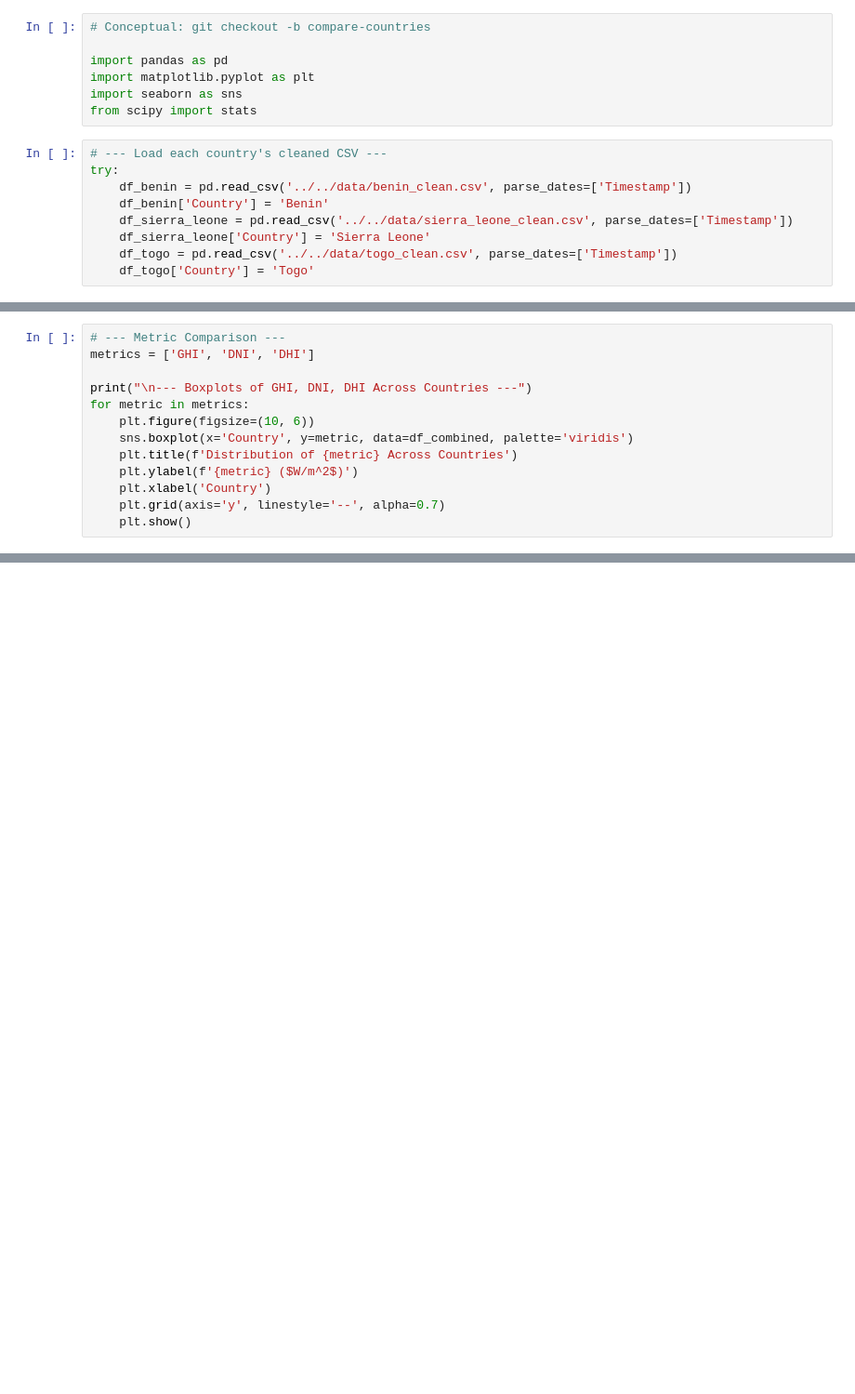
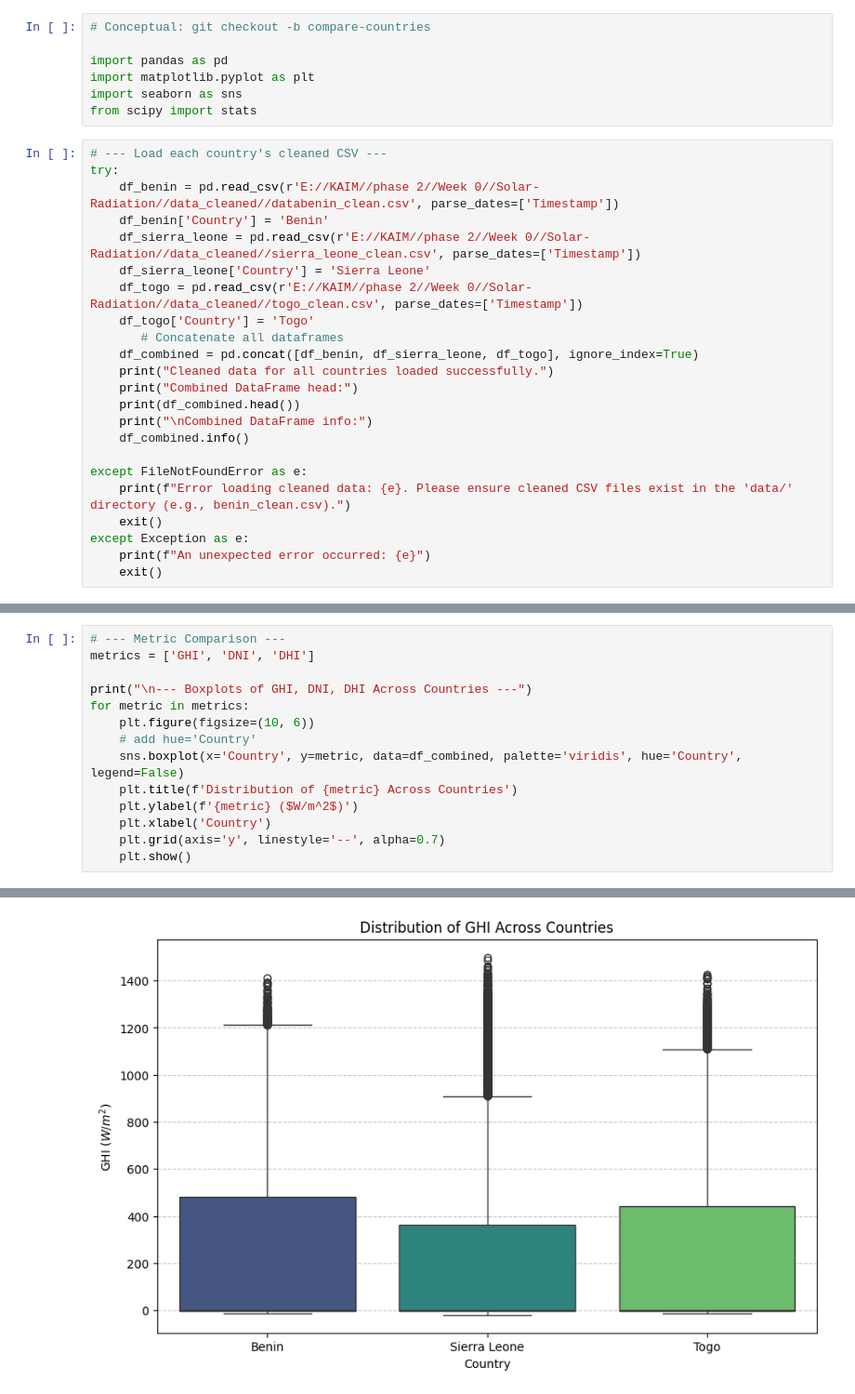
Before and after one commit to Jerusalem-Fetene/Solar-Radiation, a Jupyter notebook: notebooks/compare_countries.ipynb, the cells around one changed output, grey strips where cells are left out. Shown: that part at 93% size. Cells and saved outputs as stored; diff of their text form; blank space fills up the shorter version.

Commit message:
update cross country

```diff
--- a/notebooks/compare_countries.ipynb
+++ b/notebooks/compare_countries.ipynb
@@ -8,9 +8,23 @@ from scipy import stats
 # %%
 # --- Load each country's cleaned CSV ---
 try:
-    df_benin = pd.read_csv('../../data/benin_clean.csv', parse_dates=['Timestamp'])
+    df_benin = pd.read_csv(r'E://KAIM//phase 2//Week 0//Solar-Radiation//data_cleaned//databenin_clean.csv', parse_dates=['Timestamp'])
     df_benin['Country'] = 'Benin'
-    df_sierra_leone = pd.read_csv('../../data/sierra_leone_clean.csv', parse_dates=['Timestamp'])
+    df_sierra_leone = pd.read_csv(r'E://KAIM//phase 2//Week 0//Solar-Radiation//data_cleaned//sierra_leone_clean.csv', parse_dates=['Timestamp'])
     df_sierra_leone['Country'] = 'Sierra Leone'
-    df_togo = pd.read_csv('../../data/togo_clean.csv', parse_dates=['Timestamp'])
+    df_togo = pd.read_csv(r'E://KAIM//phase 2//Week 0//Solar-Radiation//data_cleaned//togo_clean.csv', parse_dates=['Timestamp'])
     df_togo['Country'] = 'Togo'
+       # Concatenate all dataframes
+    df_combined = pd.concat([df_benin, df_sierra_leone, df_togo], ignore_index=True)
+    print("Cleaned data for all countries loaded successfully.")
+    print("Combined DataFrame head:")
+    print(df_combined.head())
+    print("\nCombined DataFrame info:")
+    df_combined.info()
+
+except FileNotFoundError as e:
+    print(f"Error loading cleaned data: {e}. Please ensure cleaned CSV files exist in the 'data/' directory (e.g., benin_clean.csv).")
+    exit()
+except Exception as e:
+    print(f"An unexpected error occurred: {e}")
+    exit()
@@ -36,9 +53,11 @@ metrics = ['GHI', 'DNI', 'DHI']
 print("\n--- Boxplots of GHI, DNI, DHI Across Countries ---")
 for metric in metrics:
     plt.figure(figsize=(10, 6))
-    sns.boxplot(x='Country', y=metric, data=df_combined, palette='viridis')
+    # add hue='Country'
+    sns.boxplot(x='Country', y=metric, data=df_combined, palette='viridis', hue='Country', legend=False)
     plt.title(f'Distribution of {metric} Across Countries')
     plt.ylabel(f'{metric} ($W/m^2$)')
     plt.xlabel('Country')
     plt.grid(axis='y', linestyle='--', alpha=0.7)
     plt.show()
+# %% [output]
@@ -44,0 +65 @@ for metric in metrics:
+[figure, added]
```
Also changed, not shown: parts of 7 cells of this notebook, 6 other files.
